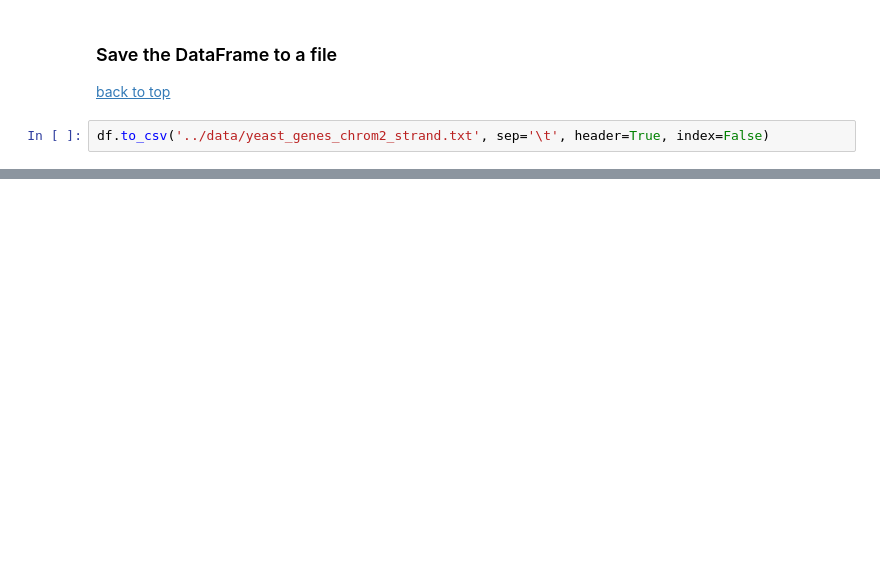
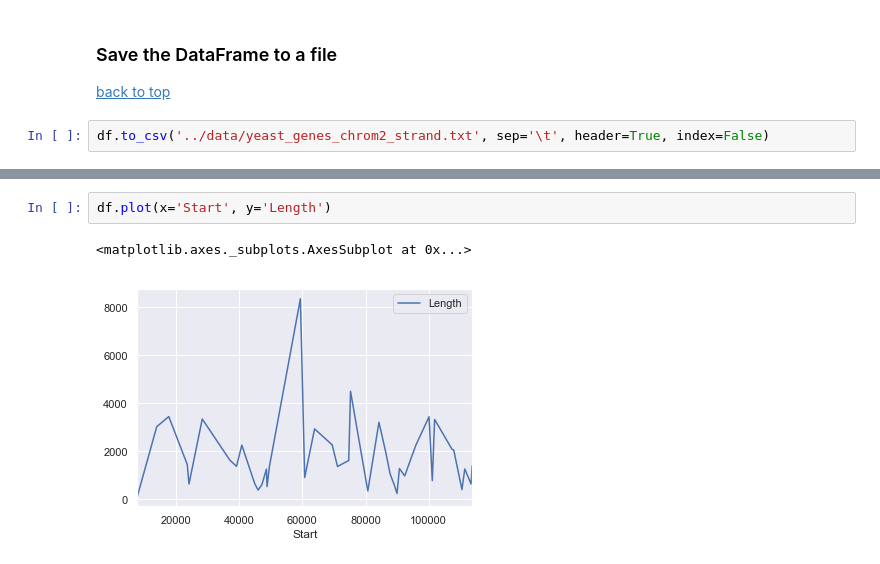
Before and after one commit to batterio/introduction_to_python, a Jupyter notebook: notebooks/matplotlib_pandas.ipynb, the cells around one changed output, grey strips where cells are left out. Cells and saved outputs as stored; diff of their text form; blank space fills up the shorter version.

```diff
--- a/notebooks/matplotlib_pandas.ipynb
+++ b/notebooks/matplotlib_pandas.ipynb
@@ -337,0 +426,5 @@ df.to_csv('../data/yeast_genes_chrom2_strand.txt', sep='\t', header=True, index=
+# %%
+df.plot(x='Start', y='Length')
+# %% [output]
+<matplotlib.axes._subplots.AxesSubplot at 0x...>
+[figure, added]
```
Also changed, not shown: parts of 42 cells of this notebook.
